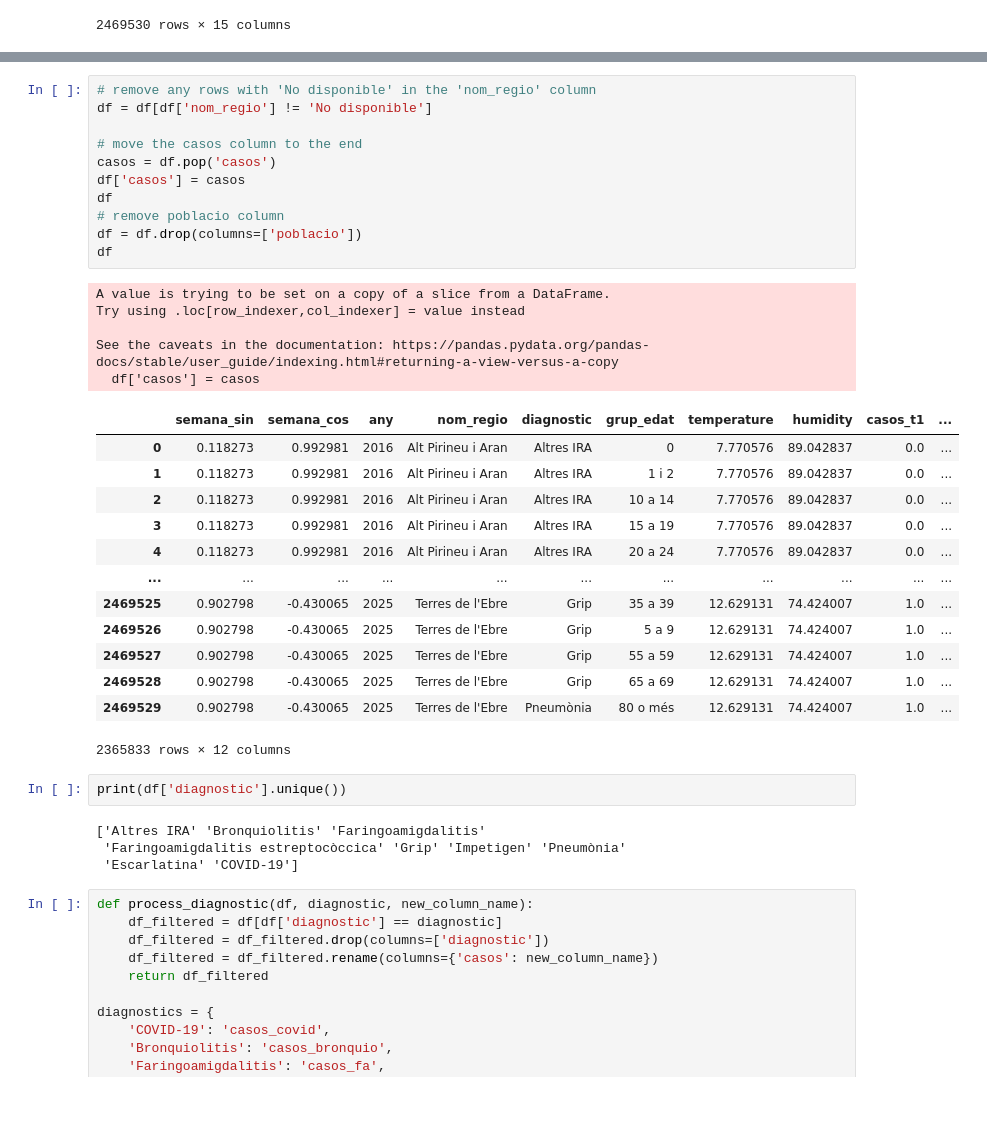
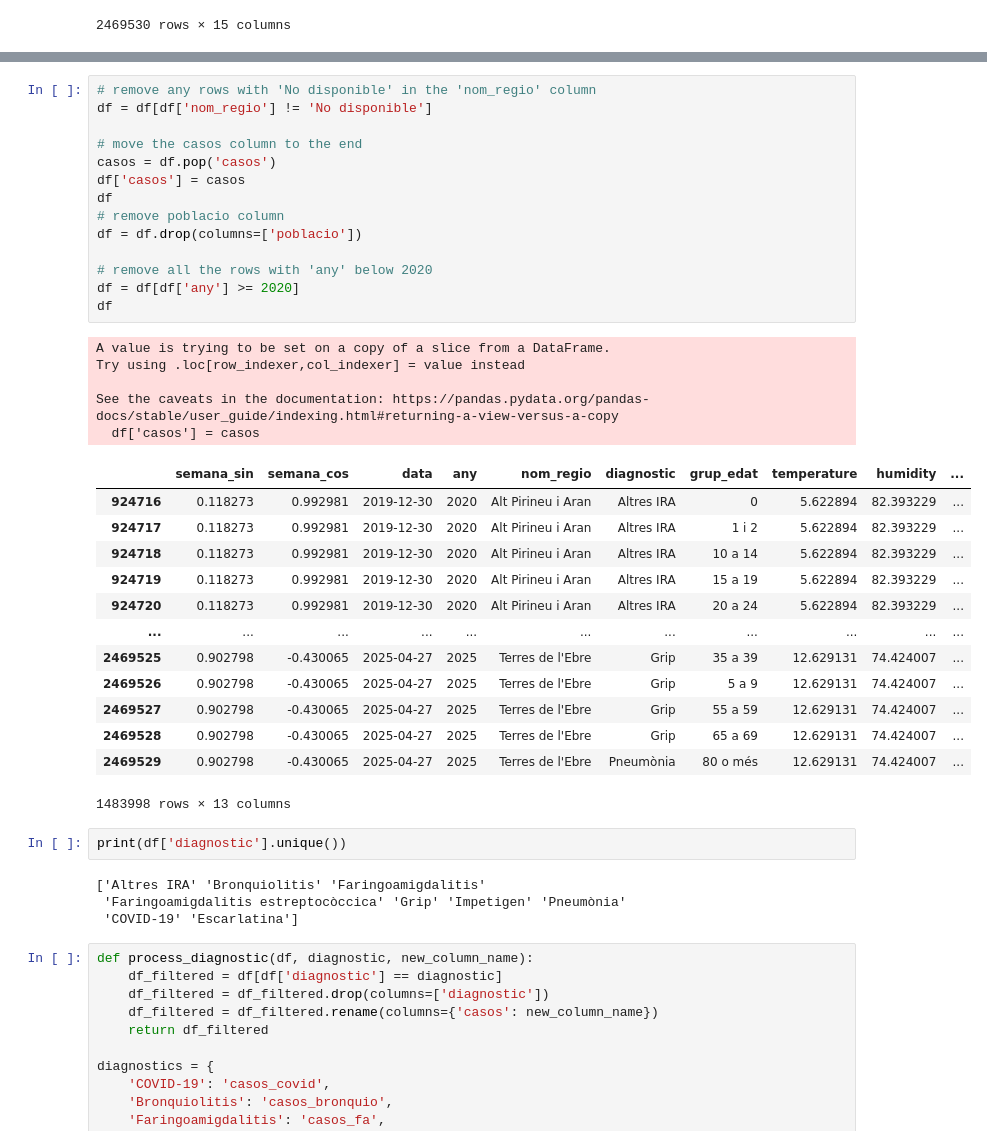
Before and after one commit to lisakorchevaya/hackUPC25, a Jupyter notebook: process_csv.ipynb, the cells around one changed output, grey strips where cells are left out. Cells and saved outputs as stored; diff of their text form; blank space fills up the shorter version.

```diff
--- a/process_csv.ipynb
+++ b/process_csv.ipynb
@@ -140,39 +140,42 @@ df
 # %%
 # remove any rows with 'No disponible' in the 'nom_regio' column
 df = df[df['nom_regio'] != 'No disponible']
 
 # move the casos column to the end
 casos = df.pop('casos')
 df['casos'] = casos
 df
 # remove poblacio column
 df = df.drop(columns=['poblacio'])
+
+# remove all the rows with 'any' below 2020
+df = df[df['any'] >= 2020]
 df
 # %% [output]
 A value is trying to be set on a copy of a slice from a DataFrame.
 Try using .loc[row_indexer,col_indexer] = value instead
 
 See the caveats in the documentation: https://pandas.pydata.org/pandas-docs/stable/user_guide/indexing.html#returning-a-view-versus-a-copy
   df['casos'] = casos
-|  | semana_sin | semana_cos | any | nom_regio | diagnostic | grup_edat | temperature | humidity | casos_t1 | ... |
-| 0 | 0.118273 | 0.992981 | 2016 | Alt Pirineu i Aran | Altres IRA | 0 | 7.770576 | 89.042837 | 0.0 | ... |
-| 1 | 0.118273 | 0.992981 | 2016 | Alt Pirineu i Aran | Altres IRA | 1 i 2 | 7.770576 | 89.042837 | 0.0 | ... |
-| 2 | 0.118273 | 0.992981 | 2016 | Alt Pirineu i Aran | Altres IRA | 10 a 14 | 7.770576 | 89.042837 | 0.0 | ... |
-| 3 | 0.118273 | 0.992981 | 2016 | Alt Pirineu i Aran | Altres IRA | 15 a 19 | 7.770576 | 89.042837 | 0.0 | ... |
-| 4 | 0.118273 | 0.992981 | 2016 | Alt Pirineu i Aran | Altres IRA | 20 a 24 | 7.770576 | 89.042837 | 0.0 | ... |
+|  | semana_sin | semana_cos | data | any | nom_regio | diagnostic | grup_edat | temperature | humidity | ... |
+| 924716 | 0.118273 | 0.992981 | 2019-12-30 | 2020 | Alt Pirineu i Aran | Altres IRA | 0 | 5.622894 | 82.393229 | ... |
+| 924717 | 0.118273 | 0.992981 | 2019-12-30 | 2020 | Alt Pirineu i Aran | Altres IRA | 1 i 2 | 5.622894 | 82.393229 | ... |
+| 924718 | 0.118273 | 0.992981 | 2019-12-30 | 2020 | Alt Pirineu i Aran | Altres IRA | 10 a 14 | 5.622894 | 82.393229 | ... |
+| 924719 | 0.118273 | 0.992981 | 2019-12-30 | 2020 | Alt Pirineu i Aran | Altres IRA | 15 a 19 | 5.622894 | 82.393229 | ... |
+| 924720 | 0.118273 | 0.992981 | 2019-12-30 | 2020 | Alt Pirineu i Aran | Altres IRA | 20 a 24 | 5.622894 | 82.393229 | ... |
 | ... | ... | ... | ... | ... | ... | ... | ... | ... | ... | ... |
-| 2469525 | 0.902798 | -0.430065 | 2025 | Terres de l'Ebre | Grip | 35 a 39 | 12.629131 | 74.424007 | 1.0 | ... |
-| 2469526 | 0.902798 | -0.430065 | 2025 | Terres de l'Ebre | Grip | 5 a 9 | 12.629131 | 74.424007 | 1.0 | ... |
-| 2469527 | 0.902798 | -0.430065 | 2025 | Terres de l'Ebre | Grip | 55 a 59 | 12.629131 | 74.424007 | 1.0 | ... |
-| 2469528 | 0.902798 | -0.430065 | 2025 | Terres de l'Ebre | Grip | 65 a 69 | 12.629131 | 74.424007 | 1.0 | ... |
-| 2469529 | 0.902798 | -0.430065 | 2025 | Terres de l'Ebre | Pneumònia | 80 o més | 12.629131 | 74.424007 | 1.0 | ... |
+| 2469525 | 0.902798 | -0.430065 | 2025-04-27 | 2025 | Terres de l'Ebre | Grip | 35 a 39 | 12.629131 | 74.424007 | ... |
+| 2469526 | 0.902798 | -0.430065 | 2025-04-27 | 2025 | Terres de l'Ebre | Grip | 5 a 9 | 12.629131 | 74.424007 | ... |
+| 2469527 | 0.902798 | -0.430065 | 2025-04-27 | 2025 | Terres de l'Ebre | Grip | 55 a 59 | 12.629131 | 74.424007 | ... |
+| 2469528 | 0.902798 | -0.430065 | 2025-04-27 | 2025 | Terres de l'Ebre | Grip | 65 a 69 | 12.629131 | 74.424007 | ... |
+| 2469529 | 0.902798 | -0.430065 | 2025-04-27 | 2025 | Terres de l'Ebre | Pneumònia | 80 o més | 12.629131 | 74.424007 | ... |
-2365833 rows × 12 columns
+1483998 rows × 13 columns
 # %%
 print(df['diagnostic'].unique())
 # %% [output]
 ['Altres IRA' 'Bronquiolitis' 'Faringoamigdalitis'
  'Faringoamigdalitis estreptocòccica' 'Grip' 'Impetigen' 'Pneumònia'
- 'Escarlatina' 'COVID-19']
+ 'COVID-19' 'Escarlatina']
 # %%
 def process_diagnostic(df, diagnostic, new_column_name):
     df_filtered = df[df['diagnostic'] == diagnostic]
```
Also changed, not shown: parts of 2 cells of this notebook.
